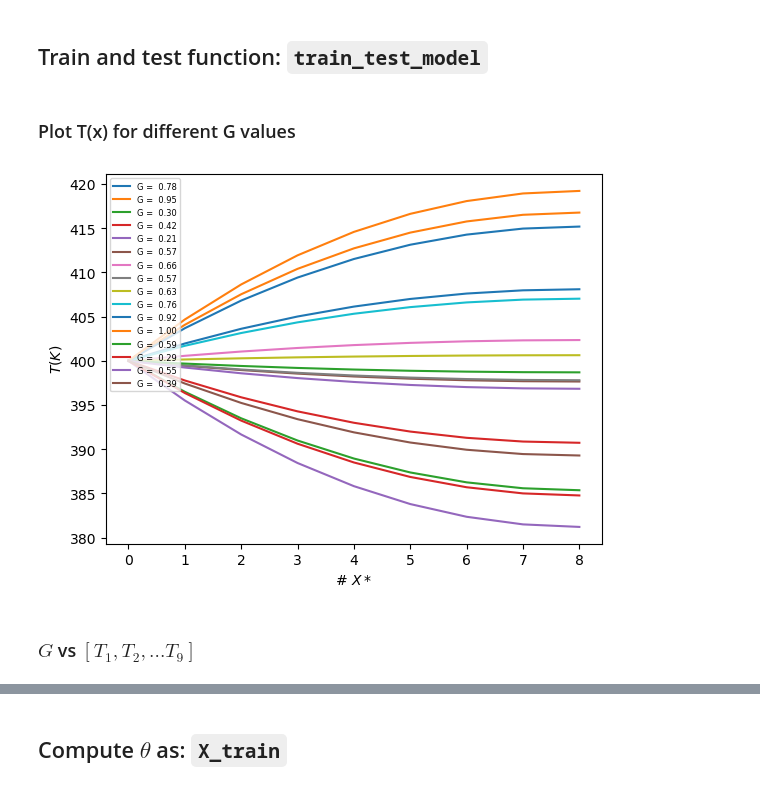
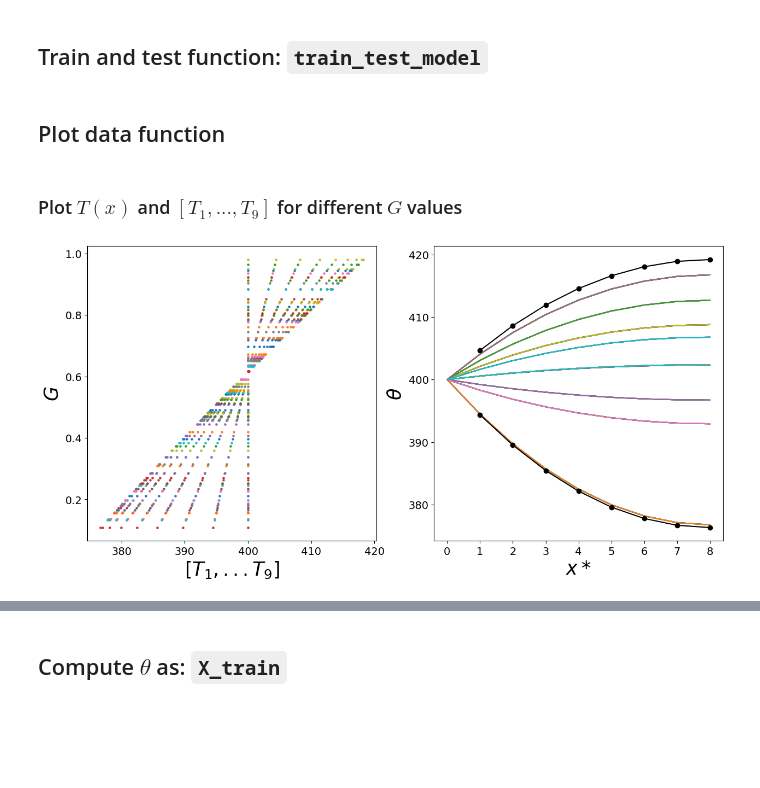
Before and after one commit to mvanzulli/Heat_Transfer_PINN, a Jupyter notebook: playground/Surrogate.ipynb, the cells around one changed output, grey strips where cells are left out. Saved outputs shown, nothing was run; the diff lists cells and outputs as text; code cells hidden in the pictures; blank space fills up the shorter version.

Commit message:
new plots

```diff
--- a/playground/Surrogate.ipynb
+++ b/playground/Surrogate.ipynb
@@ -331,0 +325,2 @@ def train_test_model(
+# %% [markdown]
+## Plot data function
@@ -332,24 +387,6 @@ def train_test_model(
 # %% [markdown]
-### Plot T(x) for different G values
+### Plot $T(x)$ and $[T_1, ..., T_9]$ for different $G$ values
 # %%
-num_sample_plots = 15
-samples_ploted = []
-
-plt.cla()
-
-while len(samples_ploted) <= num_sample_plots:
-    sample_picked = np.random.randint(0, X_train.shape[0])
-    label =  'G = % .2f' % Y_train[sample_picked]
-    if sample_picked not in samples_ploted:
-        plt.plot(X_train[sample_picked,:],label=label)
-        samples_ploted.append(sample_picked)
-
-plt.xlabel('# $X*$')
-plt.ylabel('$T(K)$')
-plt.legend(loc='upper left', prop={'size': 6})
-plt.savefig('part1_outputs/figures/TvsX.png')
-plt.show()
+plot_data_vs_G(X_train, Y_train, './part1_outputs/figures/T_vs_G.png')
 # %% [output]
-[figure, old version]
+[figure, new version]
-# %% [markdown]
-   ### $G$ vs $[T_1, T_2,... T_9]$
```
Also changed, not shown: parts of 23 cells of this notebook, 20 other files.
